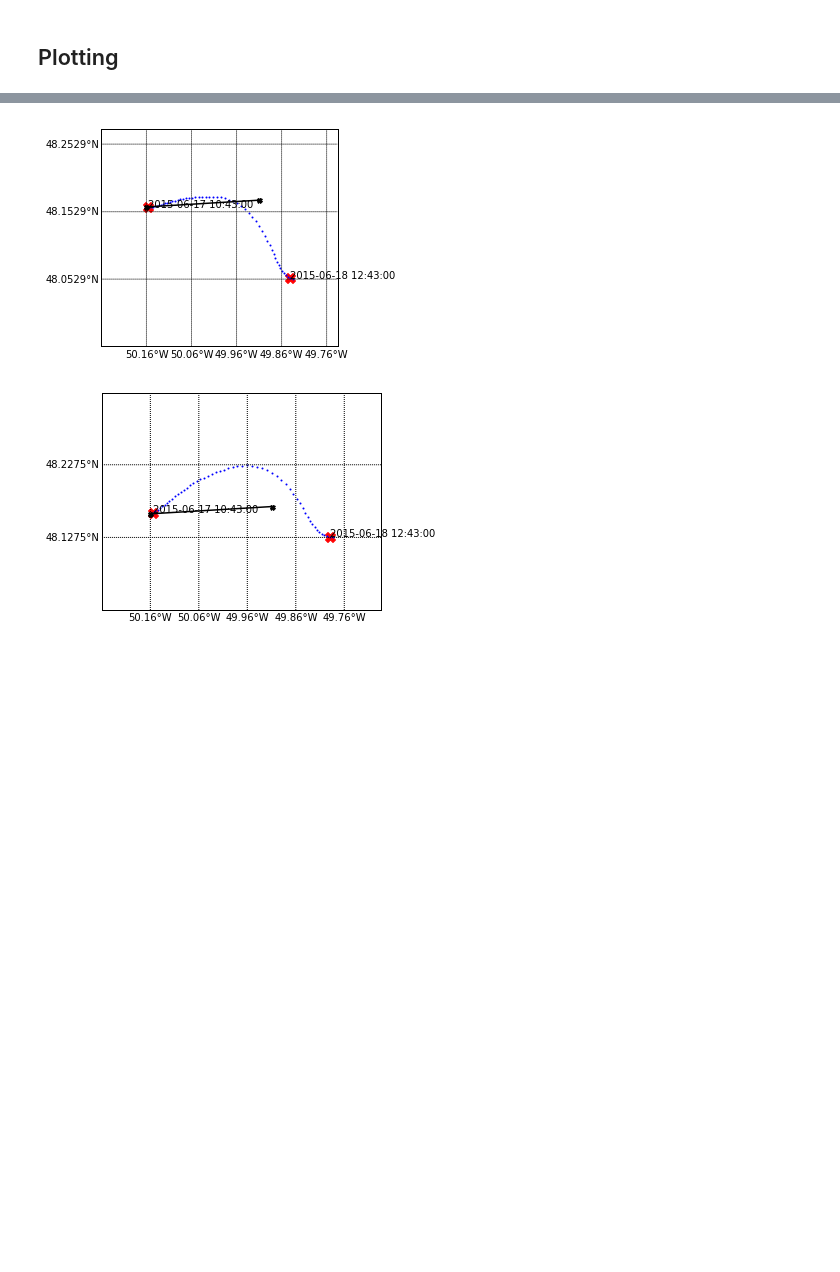
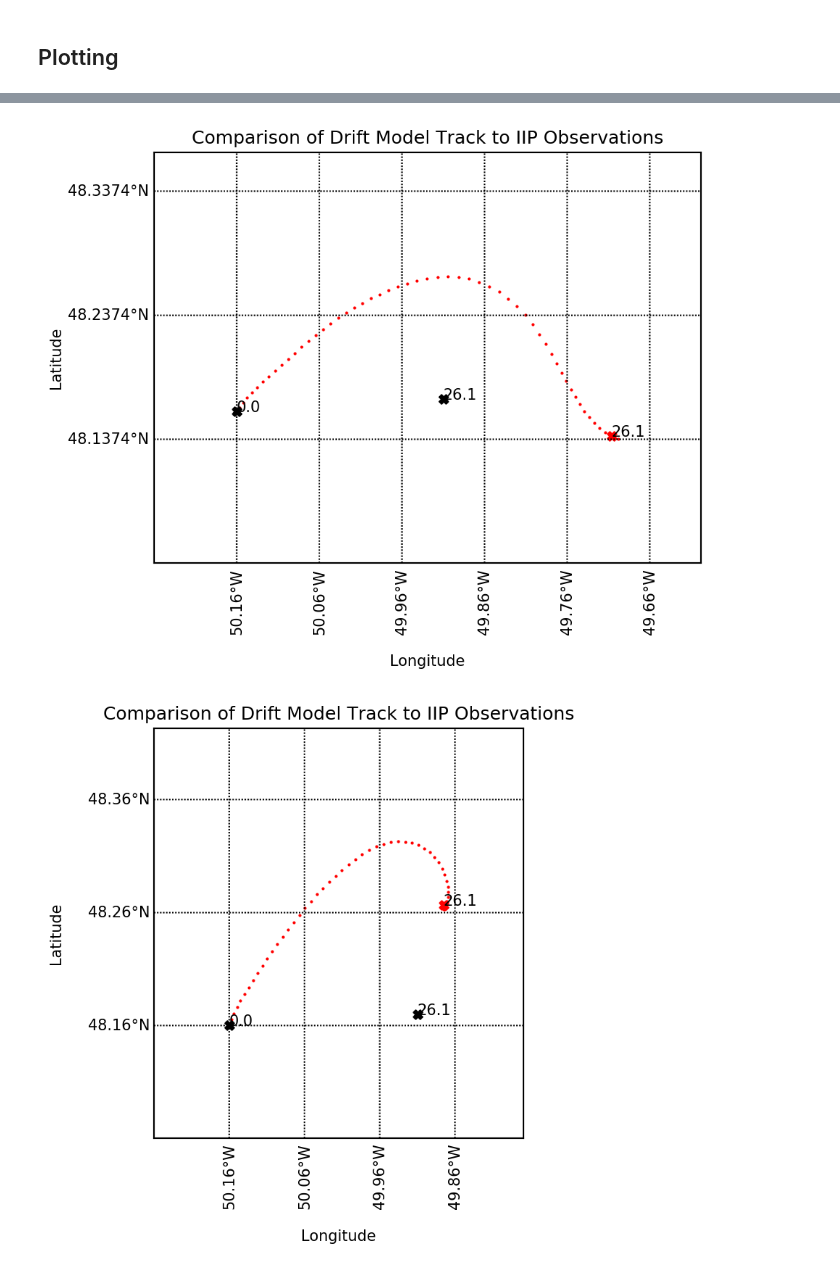
Before and after one commit to evankielley/IceDEF, a Jupyter notebook: notebooks/drift_simulator.ipynb, the cells around one changed output, grey strips where cells are left out. Saved outputs shown, nothing was run; the diff lists cells and outputs as text; code cells hidden in the pictures; blank space fills up the shorter version.

Commit message:
added two new plot functions. With just some fine-tuning they will be ready for transfer into plot module

```diff
--- a/notebooks/drift_simulator.ipynb
+++ b/notebooks/drift_simulator.ipynb
@@ -132,17 +86,17 @@ for i in np.arange(0, t_delta_hours + t_step_hours, t_step_hours):
 
 
 # Current and wind subsets
-UW_data_subset = get_data_subset(ocean_data.UW, ocean_data.xy_res, ocean_data.lats, ocean_data.lons,
+UW_data_subset = metocean.get_data_subset(ocean_data.UW, ocean_data.xy_res, ocean_data.lats, ocean_data.lons,
             min(iip_berg.history['Y']), max(iip_berg.history['Y']),
             min(iip_berg.history['X']), max(iip_berg.history['X']))
-VW_data_subset = get_data_subset(ocean_data.VW, ocean_data.xy_res, ocean_data.lats, ocean_data.lons,
+VW_data_subset = metocean.get_data_subset(ocean_data.VW, ocean_data.xy_res, ocean_data.lats, ocean_data.lons,
                 min(iip_berg.history['Y']), max(iip_berg.history['Y']),
                 min(iip_berg.history['X']), max(iip_berg.history['X']))
 
-UA_data_subset = get_data_subset(atm_data.UA, atm_data.xy_res, atm_data.lats, atm_data.lons,
+UA_data_subset = metocean.get_data_subset(atm_data.UA, atm_data.xy_res, atm_data.lats, atm_data.lons,
                 min(iip_berg.history['Y']), max(iip_berg.history['Y']),
                 min(iip_berg.history['X']), max(iip_berg.history['X']))
-VA_data_subset = get_data_subset(atm_data.VA, atm_data.xy_res, atm_data.lats, atm_data.lons,
+VA_data_subset = metocean.get_data_subset(atm_data.VA, atm_data.xy_res, atm_data.lats, atm_data.lons,
                 min(iip_berg.history['Y']), max(iip_berg.history['Y']),
                 min(iip_berg.history['X']), max(iip_berg.history['X']))
 
@@ -158,13 +112,13 @@ for run_num in range(num_runs):
     # Current and wind variations
     if vary_currents:
 
-        UW_offset = get_current_offset(UW_data_subset)
-        VW_offset = get_current_offset(VW_data_subset)
+        UW_offset = metocean.get_current_offset(UW_data_subset)
+        VW_offset = metocean.get_current_offset(VW_data_subset)
 
     if vary_winds:
 
-        UA_offset = get_wind_offset(UA_data_subset)
-        VA_offset = get_wind_offset(VA_data_subset)
+        UA_offset = metocean.get_wind_offset(UA_data_subset)
+        VA_offset = metocean.get_wind_offset(VA_data_subset)
 
 
 
@@ -179,9 +133,9 @@ for run_num in range(num_runs):
 
     if vary_berg_initial_vels:
         # Iceberg travels at roughly 2% of the wind speed (rule of thumb)
-        UA_mean = get_data_stats(UA_data_subset)[0]
+        UA_mean = metocean.get_data_stats(UA_data_subset)[0]
         mod_berg.Vx = 0.02*UA_mean
-        VA_mean = get_data_stats(VA_data_subset)[0]
+        VA_mean = metocean.get_data_stats(VA_data_subset)[0]
         mod_berg.Vy = 0.02*VA_mean
 
 
@@ -256,0 +214,5 @@ Final time: 2015-06-18 13:13:00
+# %%
+import matplotlib.pyplot as plt
+%matplotlib inline
+plt.rcParams['figure.figsize'] = [10, 5]
+from mpl_toolkits.basemap import Basemap
@@ -257,6 +436,6 @@ Final time: 2015-06-18 13:13:00
 # %%
 for mod_berg in mod_berg_list:
-    plot.plot_drift_track_test_case(iip_berg, mod_berg)
+    fig = plot_drift_track_test_case(iip_berg, mod_berg)
 # %% [output]
-[figure, old version]
+[figure, new version]
-[figure, old version]
+[figure, new version]
```
Also changed, not shown: parts of 9 cells of this notebook.
